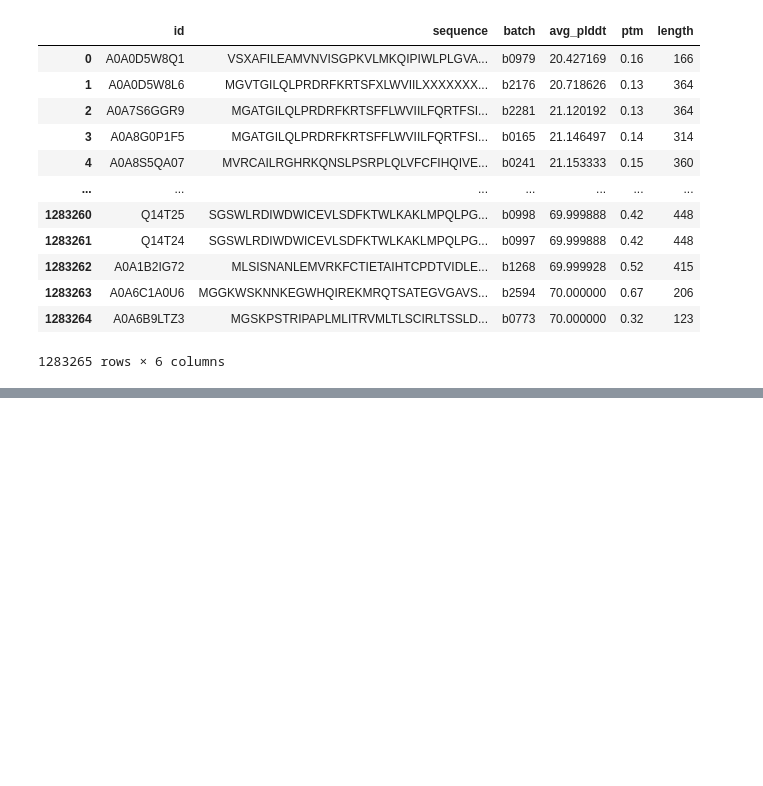
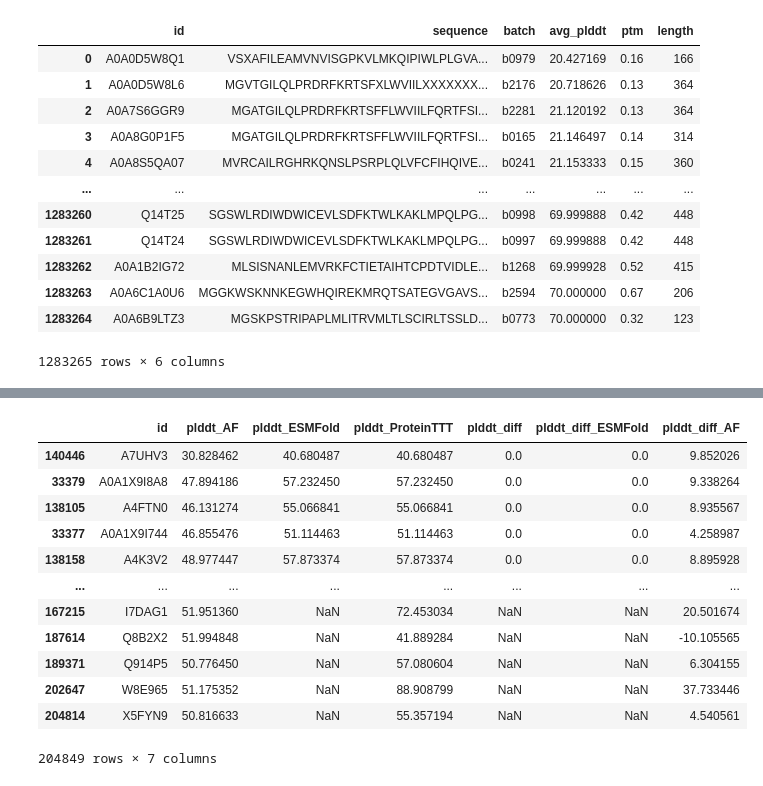
Before and after one commit to pimenol/ProteinTTT, a Jupyter notebook: notebooks/Analysis.ipynb, the cells around one changed output, grey strips where cells are left out. Cells and saved outputs as stored; diff of their text form; code cells hidden in the pictures; blank space fills up the shorter version.

```diff
--- a/notebooks/Analysis.ipynb
+++ b/notebooks/Analysis.ipynb
@@ -701,0 +103,18 @@ for row in pareto_front:
+# %%
+summary['plddt_diff_ESMFold'] = summary['plddt_ProteinTTT'] - summary['plddt_ESMFold']
+summary['plddt_diff_AF'] = summary['plddt_ProteinTTT'] - summary['plddt_AF']
+summary.sort_values('plddt_diff_ESMFold', ascending=True)
+# %% [output]
+|  | id | plddt_AF | plddt_ESMFold | plddt_ProteinTTT | plddt_diff | plddt_diff_ESMFold | plddt_diff_AF |
+| 140446 | A7UHV3 | 30.828462 | 40.680487 | 40.680487 | 0.0 | 0.0 | 9.852026 |
+| 33379 | A0A1X9I8A8 | 47.894186 | 57.232450 | 57.232450 | 0.0 | 0.0 | 9.338264 |
+| 138105 | A4FTN0 | 46.131274 | 55.066841 | 55.066841 | 0.0 | 0.0 | 8.935567 |
+| 33377 | A0A1X9I744 | 46.855476 | 51.114463 | 51.114463 | 0.0 | 0.0 | 4.258987 |
+| 138158 | A4K3V2 | 48.977447 | 57.873374 | 57.873374 | 0.0 | 0.0 | 8.895928 |
+| ... | ... | ... | ... | ... | ... | ... | ... |
+| 167215 | I7DAG1 | 51.951360 | NaN | 72.453034 | NaN | NaN | 20.501674 |
+| 187614 | Q8B2X2 | 51.994848 | NaN | 41.889284 | NaN | NaN | -10.105565 |
+| 189371 | Q914P5 | 50.776450 | NaN | 57.080604 | NaN | NaN | 6.304155 |
+| 202647 | W8E965 | 51.175352 | NaN | 88.908799 | NaN | NaN | 37.733446 |
+| 204814 | X5FYN9 | 50.816633 | NaN | 55.357194 | NaN | NaN | 4.540561 |
+204849 rows × 7 columns
```
Also changed, not shown: parts of 32 cells of this notebook, 2 other files.
